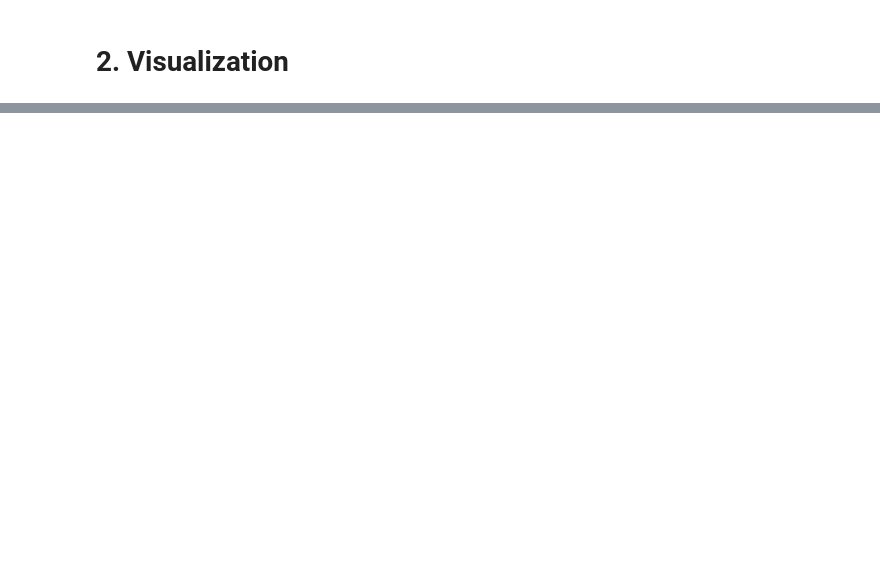
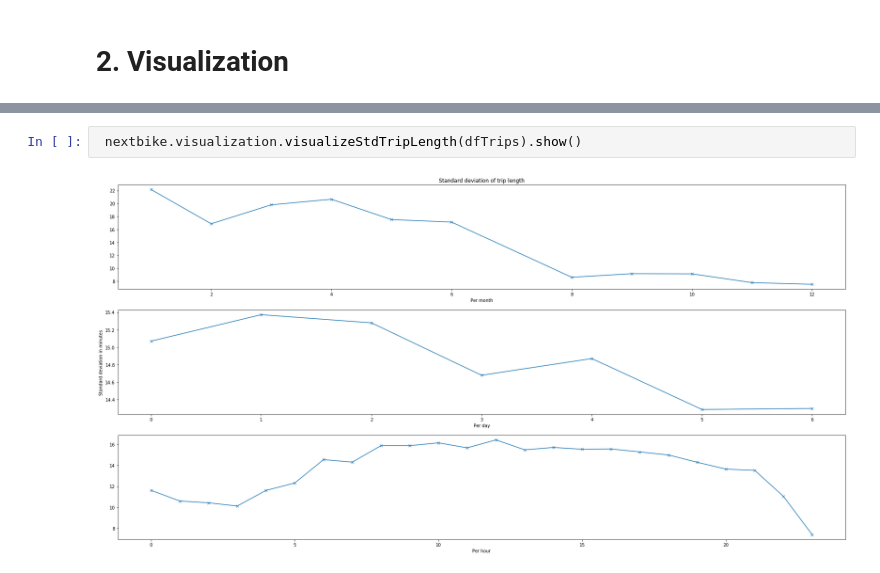
Before and after one commit to Tezzmo/PDS_Project, a Jupyter notebook: notebooks/MasterGuidelineNotebook.ipynb, the cells around one changed output, grey strips where cells are left out. Cells and saved outputs as stored; diff of their text form; blank space fills up the shorter version.

```diff
--- a/notebooks/MasterGuidelineNotebook.ipynb
+++ b/notebooks/MasterGuidelineNotebook.ipynb
@@ -64,0 +76,4 @@ dfTrips.head()
+# %%
+ nextbike.visualization.visualizeStdTripLength(dfTrips).show()
+# %% [output]
+[figure, added]
```
Also changed, not shown: parts of 29 cells of this notebook, 1 other file.
